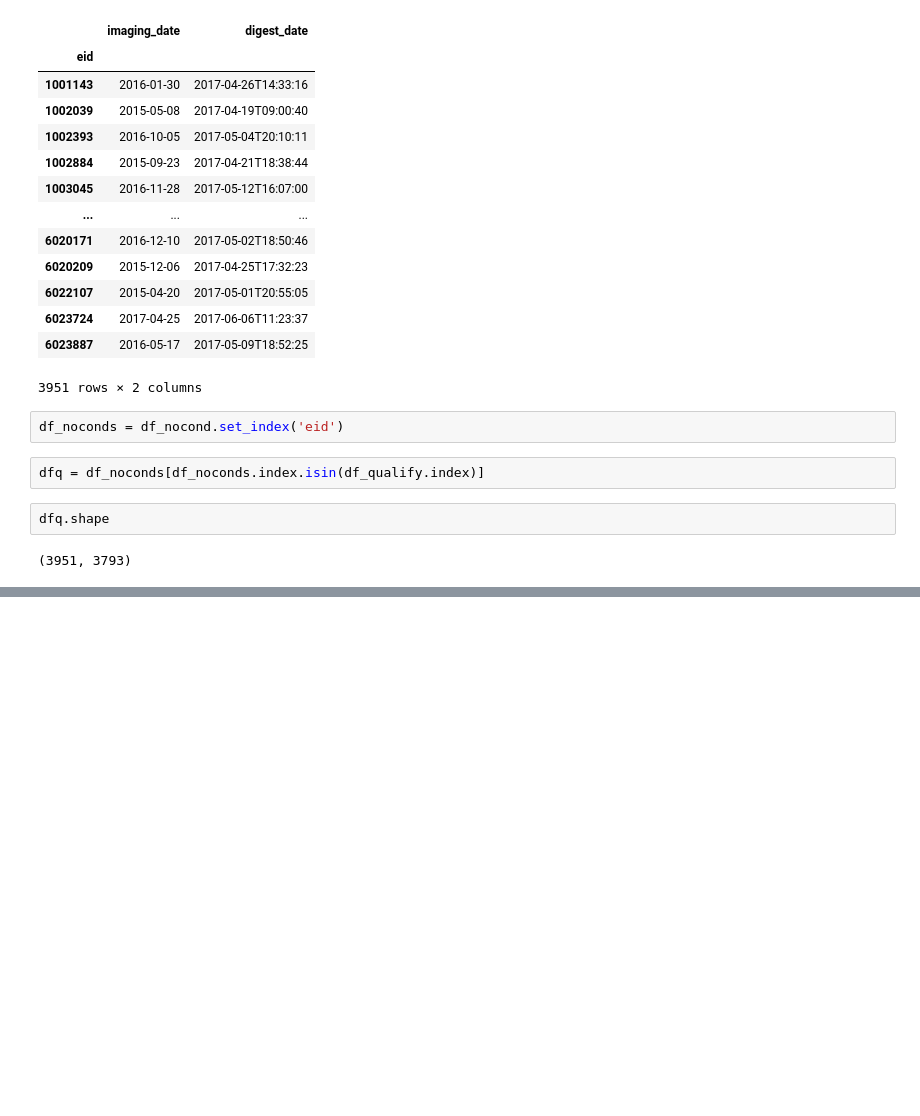
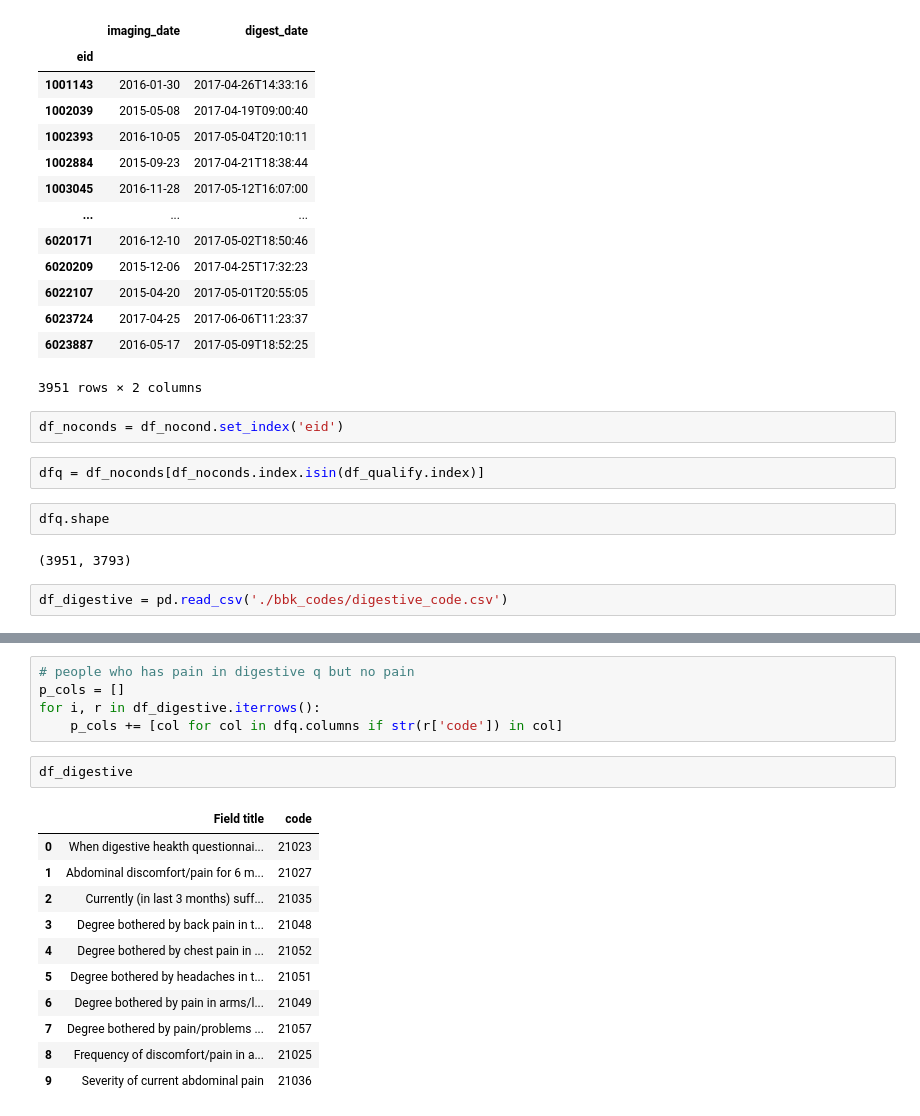
Before and after one commit to syzhang/bbk_pain, a Jupyter notebook: test_data.ipynb, the cells around one changed output, grey strips where cells are left out. Drawn from its saved outputs; the diff is of its cells as text; blank space fills up the shorter version.

```diff
--- a/test_data.ipynb
+++ b/test_data.ipynb
@@ -502,5 +502,7 @@ dfq = df_noconds[df_noconds.index.isin(df_qualify.index)]
 dfq.shape
 # %% [output]
 (3951, 3793)
+# %%
+df_digestive = pd.read_csv('./bbk_codes/digestive_code.csv')
 # %%
 # people who has pain in digestive q but no pain
@@ -524,0 +577,19 @@ dfq[p_cols]
+# %%
+# people who has pain in digestive q but no pain
+p_cols = []
+for i, r in df_digestive.iterrows():
+    p_cols += [col for col in dfq.columns if str(r['code']) in col]
+# %%
+df_digestive
+# %% [output]
+|  | Field title | code |
+| 0 | When digestive heakth questionnai... | 21023 |
+| 1 | Abdominal discomfort/pain for 6 m... | 21027 |
+| 2 | Currently (in last 3 months) suff... | 21035 |
+| 3 | Degree bothered by back pain in t... | 21048 |
+| 4 | Degree bothered by chest pain in ... | 21052 |
+| 5 | Degree bothered by headaches in t... | 21051 |
+| 6 | Degree bothered by pain in arms/l... | 21049 |
+| 7 | Degree bothered by pain/problems ... | 21057 |
+| 8 | Frequency of discomfort/pain in a... | 21025 |
+| 9 | Severity of current abdominal pain | 21036 |
```
Also changed, not shown: parts of 10 cells of this notebook.
